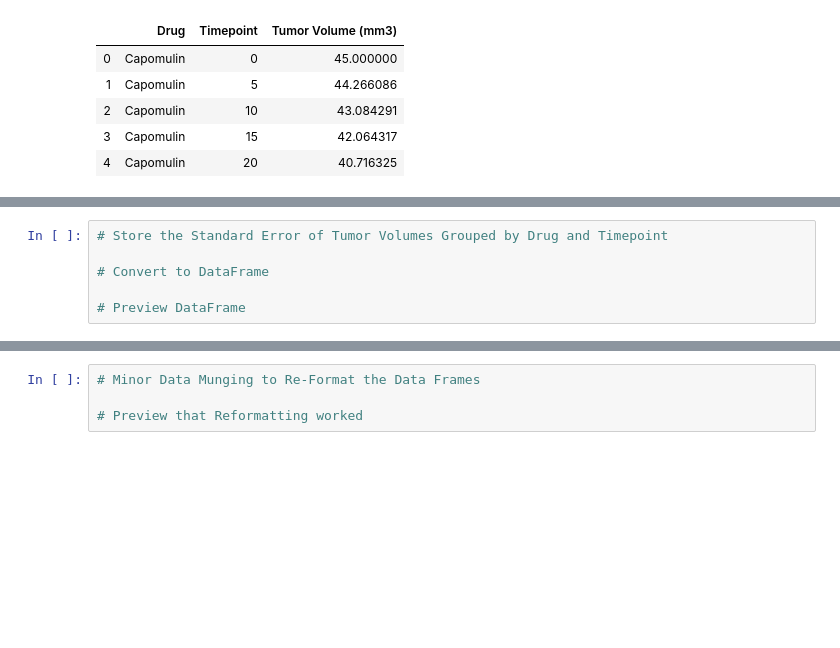
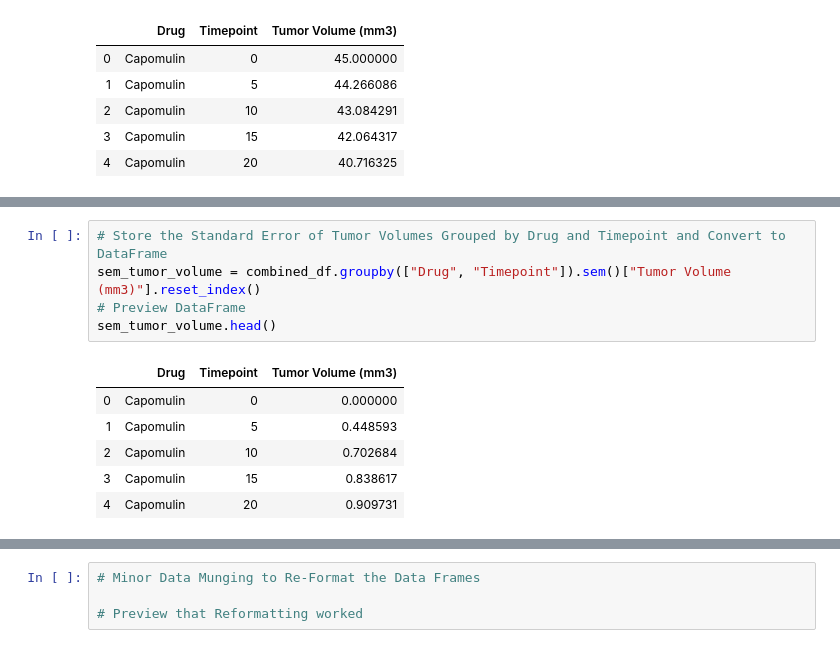
Before and after one commit to epayne323/matplotlib-challenge, a Jupyter notebook: Pymaceuticals/pymaceuticals.ipynb, the cells around one changed output, grey strips where cells are left out. Cells and saved outputs as stored; diff of their text form; blank space fills up the shorter version.

```diff
--- a/Pymaceuticals/pymaceuticals.ipynb
+++ b/Pymaceuticals/pymaceuticals.ipynb
@@ -110,6 +65,12 @@ mean_tumor_volume_rf
 # %%
-# Store the Standard Error of Tumor Volumes Grouped by Drug and Timepoint
-
-# Convert to DataFrame
-
+# Store the Standard Error of Tumor Volumes Grouped by Drug and Timepoint and Convert to DataFrame
+sem_tumor_volume = combined_df.groupby(["Drug", "Timepoint"]).sem()["Tumor Volume (mm3)"].reset_index()
 # Preview DataFrame
+sem_tumor_volume.head()
+# %% [output]
+|  | Drug | Timepoint | Tumor Volume (mm3) |
+| 0 | Capomulin | 0 | 0.000000 |
+| 1 | Capomulin | 5 | 0.448593 |
+| 2 | Capomulin | 10 | 0.702684 |
+| 3 | Capomulin | 15 | 0.838617 |
+| 4 | Capomulin | 20 | 0.909731 |
```
Also changed, not shown: parts of 9 cells of this notebook.
